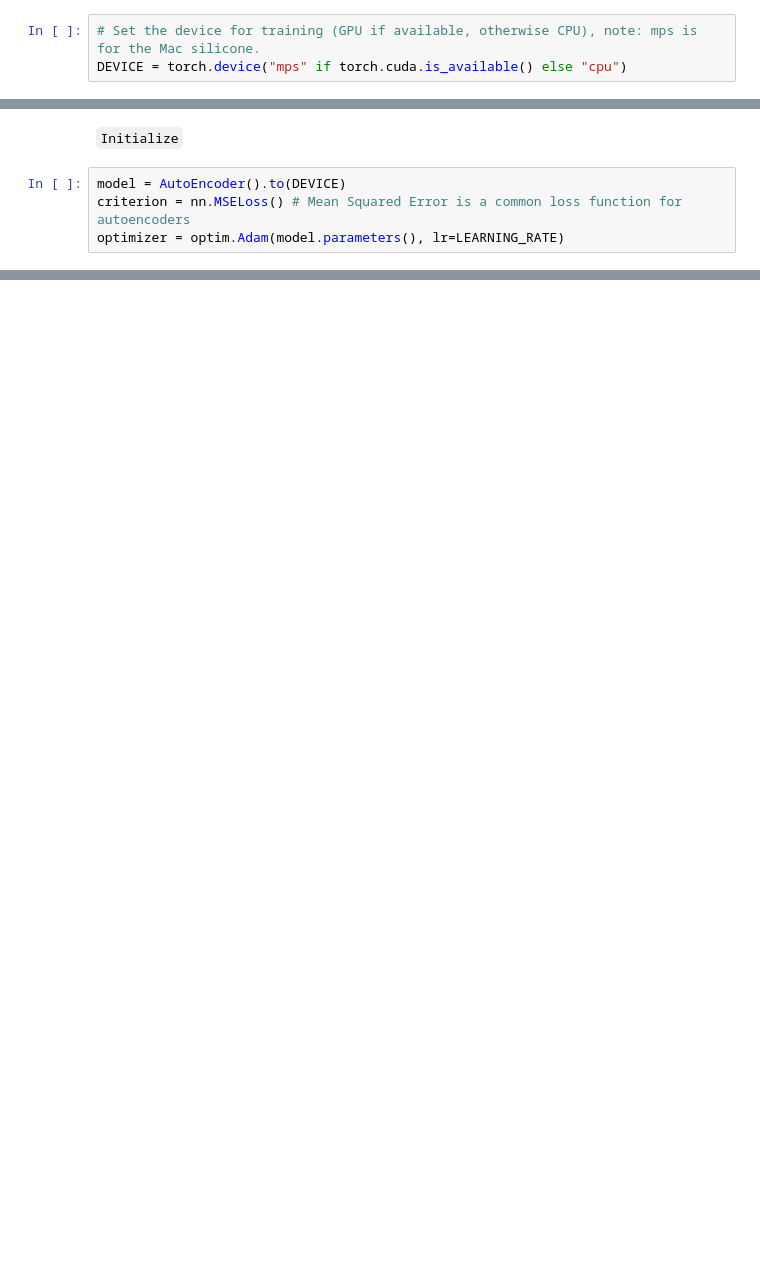
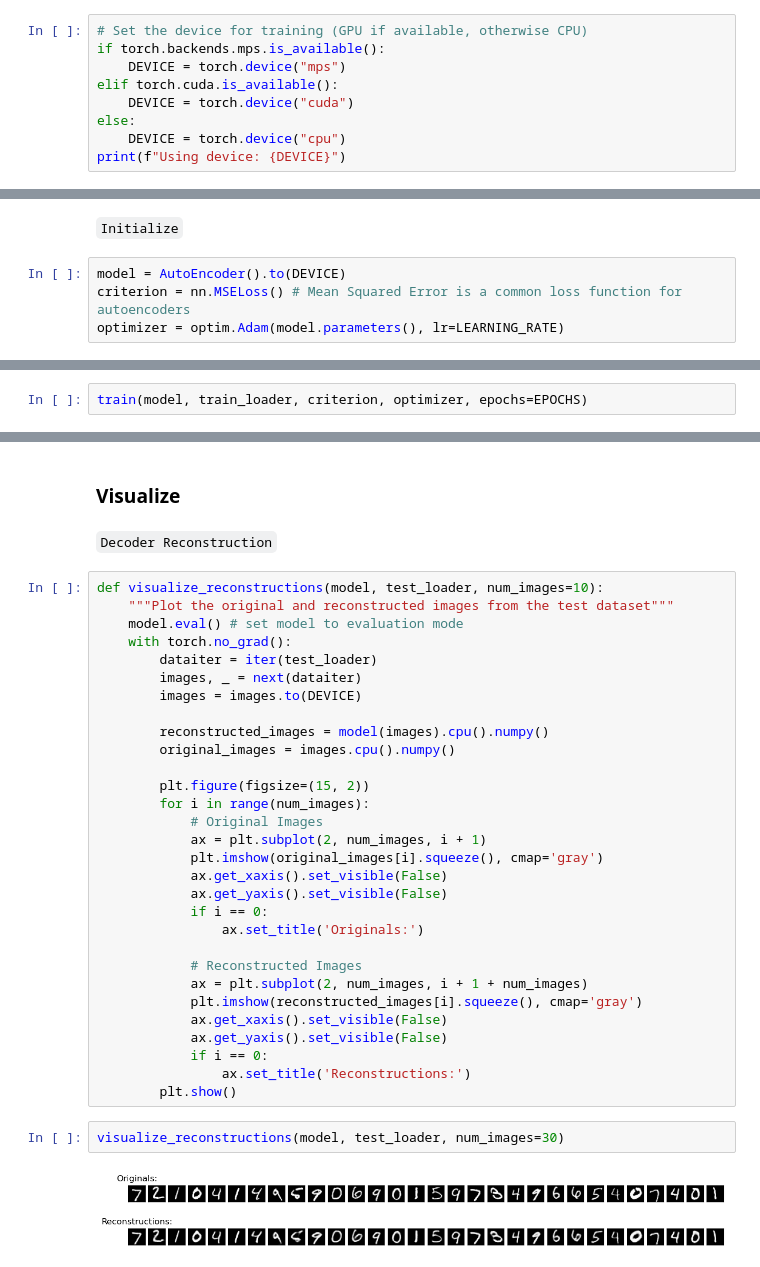
Before and after one commit to t20e/AI_projects_and_res, a Jupyter notebook: basic_ML/Encoders/autoencoder.ipynb, the cells around one changed output, grey strips where cells are left out. Cells and saved outputs as stored; diff of their text form; blank space fills up the shorter version.

```diff
--- a/basic_ML/Encoders/autoencoder.ipynb
+++ b/basic_ML/Encoders/autoencoder.ipynb
@@ -56,5 +59,11 @@ from torchvision import datasets, transforms
 import matplotlib.pyplot as plt
 import numpy as np
 # %%
-# Set the device for training (GPU if available, otherwise CPU), note: mps is for the Mac silicone.
-DEVICE = torch.device("mps" if torch.cuda.is_available() else "cpu")
+# Set the device for training (GPU if available, otherwise CPU)
+if torch.backends.mps.is_available():
+    DEVICE = torch.device("mps")
+elif torch.cuda.is_available():
+    DEVICE = torch.device("cuda")
+else:
+    DEVICE = torch.device("cpu")
+print(f"Using device: {DEVICE}")
@@ -130,0 +231,2 @@ optimizer = optim.Adam(model.parameters(), lr=LEARNING_RATE)
+# %%
+train(model, train_loader, criterion, optimizer, epochs=EPOCHS)
@@ -130,0 +244,38 @@ optimizer = optim.Adam(model.parameters(), lr=LEARNING_RATE)
+# %% [markdown]
+### Visualize
+# %% [markdown]
+`Decoder Reconstruction`
+# %%
+def visualize_reconstructions(model, test_loader, num_images=10):
+    """Plot the original and reconstructed images from the test dataset"""
+    model.eval() # set model to evaluation mode
+    with torch.no_grad():
+        dataiter = iter(test_loader)
+        images, _ = next(dataiter)
+        images = images.to(DEVICE)
+
+        reconstructed_images = model(images).cpu().numpy()
+        original_images = images.cpu().numpy()
+
+        plt.figure(figsize=(15, 2))
+        for i in range(num_images):
+            # Original Images
+            ax = plt.subplot(2, num_images, i + 1)
+            plt.imshow(original_images[i].squeeze(), cmap='gray')
+            ax.get_xaxis().set_visible(False)
+            ax.get_yaxis().set_visible(False)
+            if i == 0:
+                ax.set_title('Originals:')
+
+            # Reconstructed Images
+            ax = plt.subplot(2, num_images, i + 1 + num_images)
+            plt.imshow(reconstructed_images[i].squeeze(), cmap='gray')
+            ax.get_xaxis().set_visible(False)
+            ax.get_yaxis().set_visible(False)
+            if i == 0:
+                ax.set_title('Reconstructions:')
+        plt.show()
+# %%
+visualize_reconstructions(model, test_loader, num_images=30)
+# %% [output]
+[figure, added]
```
Also changed, not shown: parts of 22 cells of this notebook, 1 other file.
